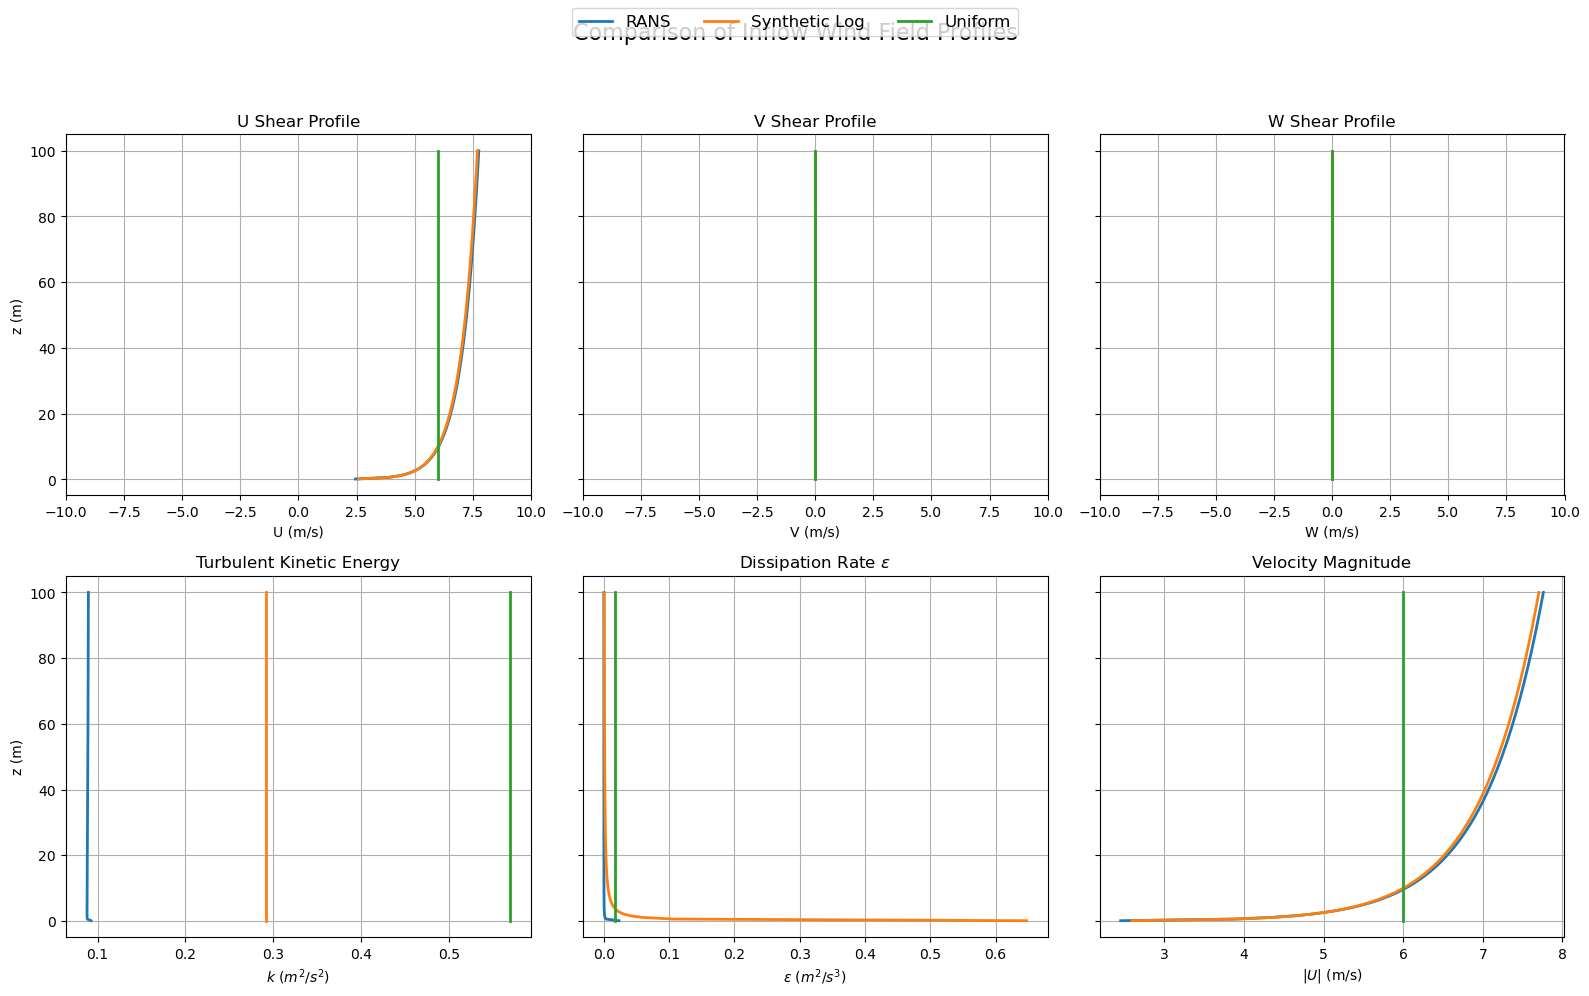
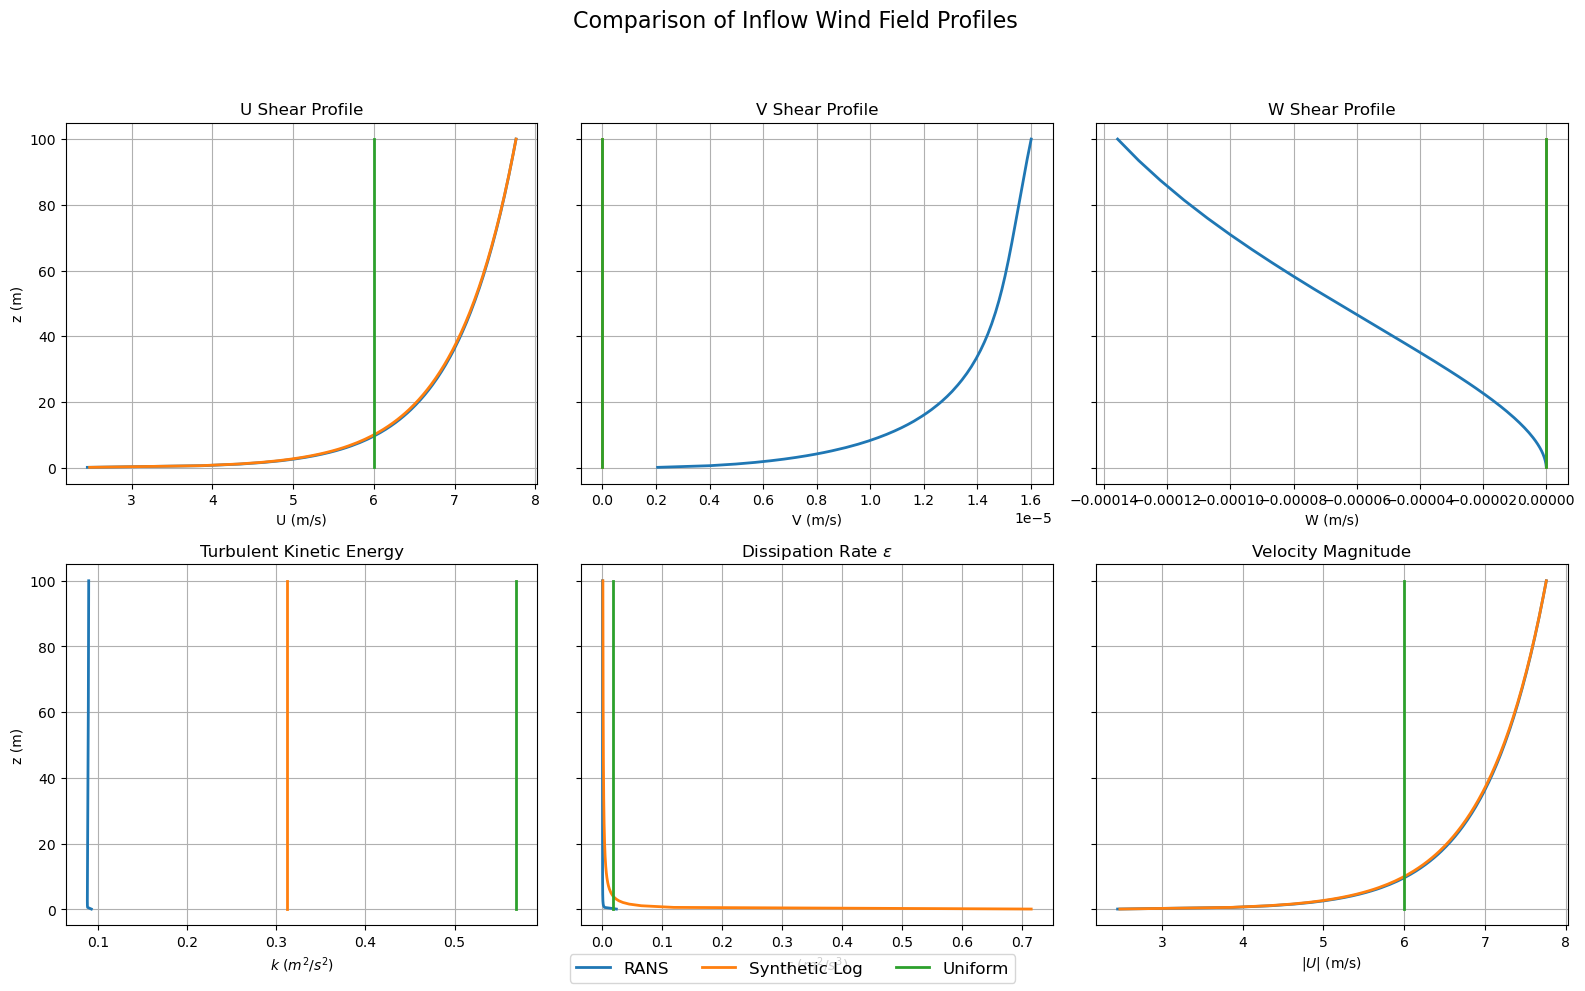
Code edit (unified diff) that turned the first committed figure into the second:
--- before
+++ after
@@ -44,5 +44,5 @@
 axs[0,0].set_ylabel('z (m)')
 axs[0,0].set_title('U Shear Profile')
-axs[0,0].set_xlim(-10,10)
+
 axs[0,0].grid(True)
 
@@ -53,5 +53,5 @@
 axs[0,1].set_xlabel('V (m/s)')
 axs[0,1].set_title('V Shear Profile')
-axs[0,1].set_xlim(-10,10)
+
 axs[0,1].grid(True)
 
@@ -62,5 +62,4 @@
 axs[0,2].set_xlabel('W (m/s)')
 axs[0,2].set_title('W Shear Profile')
-axs[0,2].set_xlim(-10,10)
 axs[0,2].grid(True)
 
@@ -98,5 +97,5 @@
 # Global legend
 fig.legend(['RANS', 'Synthetic Log', 'Uniform'],
-           loc='upper center',
+           loc='lower center',
            ncol=3,
            fontsize=12,

Commit: plots added